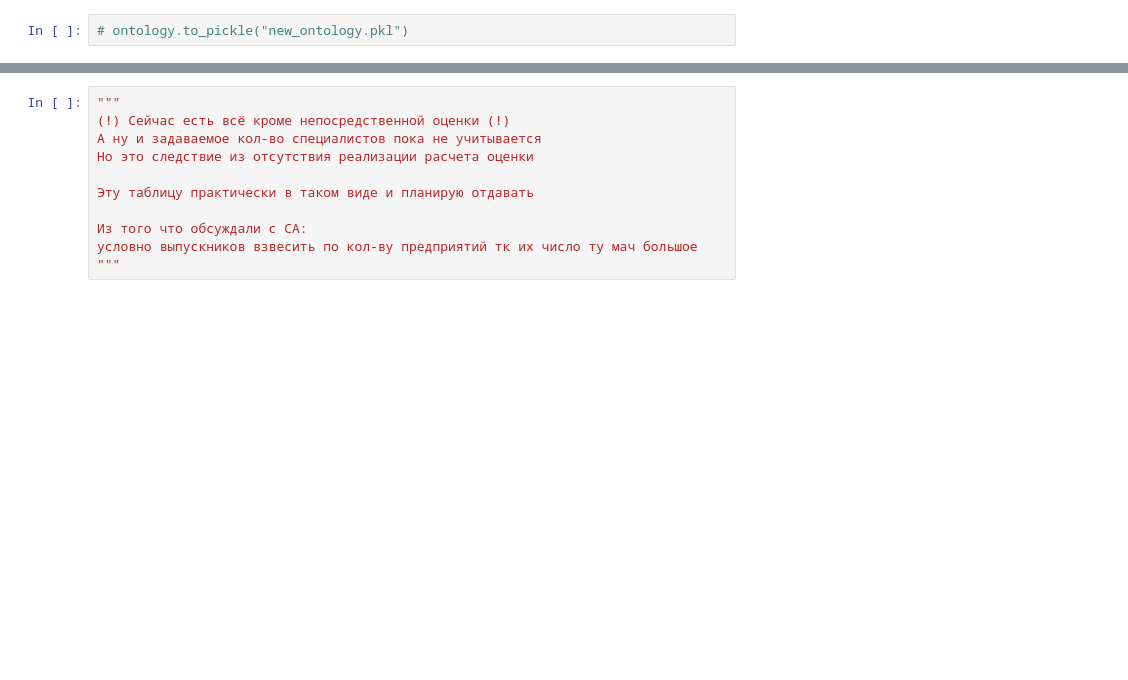
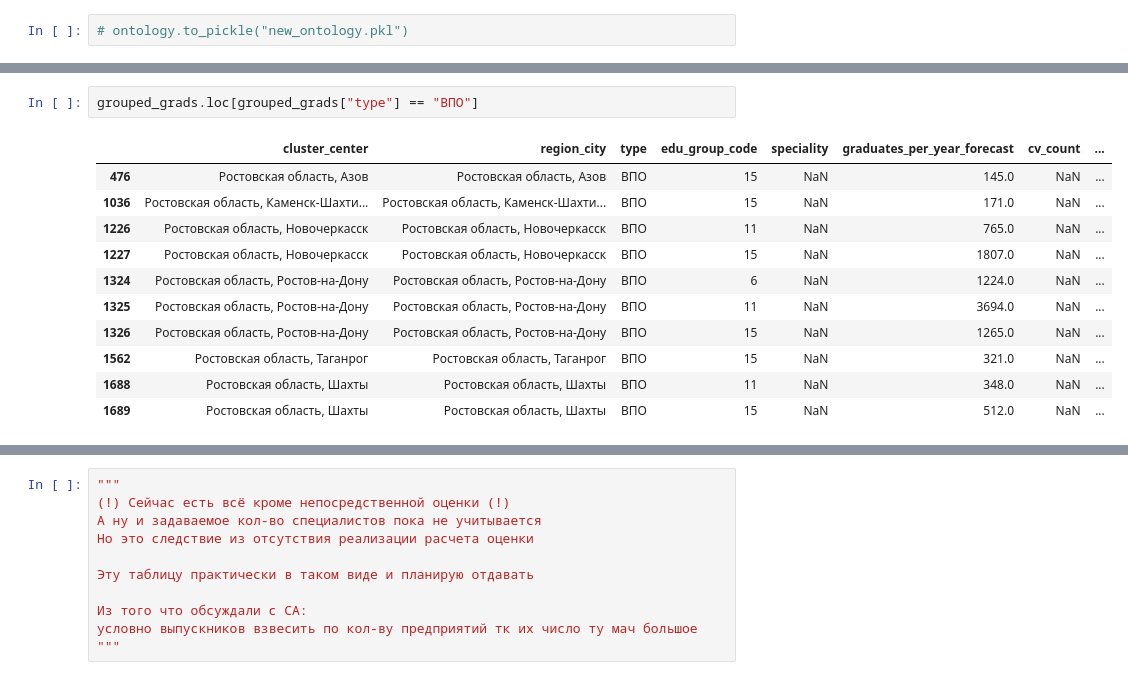
Before and after one commit to GeorgeKontsevik/planter, a Jupyter notebook: examples/2. calc_dists_hex.ipynb, the cells around one changed output, grey strips where cells are left out. Drawn from its saved outputs; the diff is of its cells as text; blank space fills up the shorter version.

```diff
--- a/examples/2. calc_dists_hex.ipynb
+++ b/examples/2. calc_dists_hex.ipynb
@@ -176 +246,15 @@ cv.drop_duplicates(subset=["speciality", "edu_group_code"])
+# %%
+grouped_grads.loc[grouped_grads["type"] == "ВПО"]
+# %% [output]
+|  | cluster_center | region_city | type | edu_group_code | speciality | graduates_per_year_forecast | cv_count | ... |
+| 476 | Ростовская область, Азов | Ростовская область, Азов | ВПО | 15 | NaN | 145.0 | NaN | ... |
+| 1036 | Ростовская область, Каменск-Шахти... | Ростовская область, Каменск-Шахти... | ВПО | 15 | NaN | 171.0 | NaN | ... |
+| 1226 | Ростовская область, Новочеркасск | Ростовская область, Новочеркасск | ВПО | 11 | NaN | 765.0 | NaN | ... |
+| 1227 | Ростовская область, Новочеркасск | Ростовская область, Новочеркасск | ВПО | 15 | NaN | 1807.0 | NaN | ... |
+| 1324 | Ростовская область, Ростов-на-Дону | Ростовская область, Ростов-на-Дону | ВПО | 6 | NaN | 1224.0 | NaN | ... |
+| 1325 | Ростовская область, Ростов-на-Дону | Ростовская область, Ростов-на-Дону | ВПО | 11 | NaN | 3694.0 | NaN | ... |
+| 1326 | Ростовская область, Ростов-на-Дону | Ростовская область, Ростов-на-Дону | ВПО | 15 | NaN | 1265.0 | NaN | ... |
+| 1562 | Ростовская область, Таганрог | Ростовская область, Таганрог | ВПО | 15 | NaN | 321.0 | NaN | ... |
+| 1688 | Ростовская область, Шахты | Ростовская область, Шахты | ВПО | 11 | NaN | 348.0 | NaN | ... |
+| 1689 | Ростовская область, Шахты | Ростовская область, Шахты | ВПО | 15 | NaN | 512.0 | NaN | ... |
 # %%
```
Also changed, not shown: parts of 35 cells of this notebook, 8 other files.
